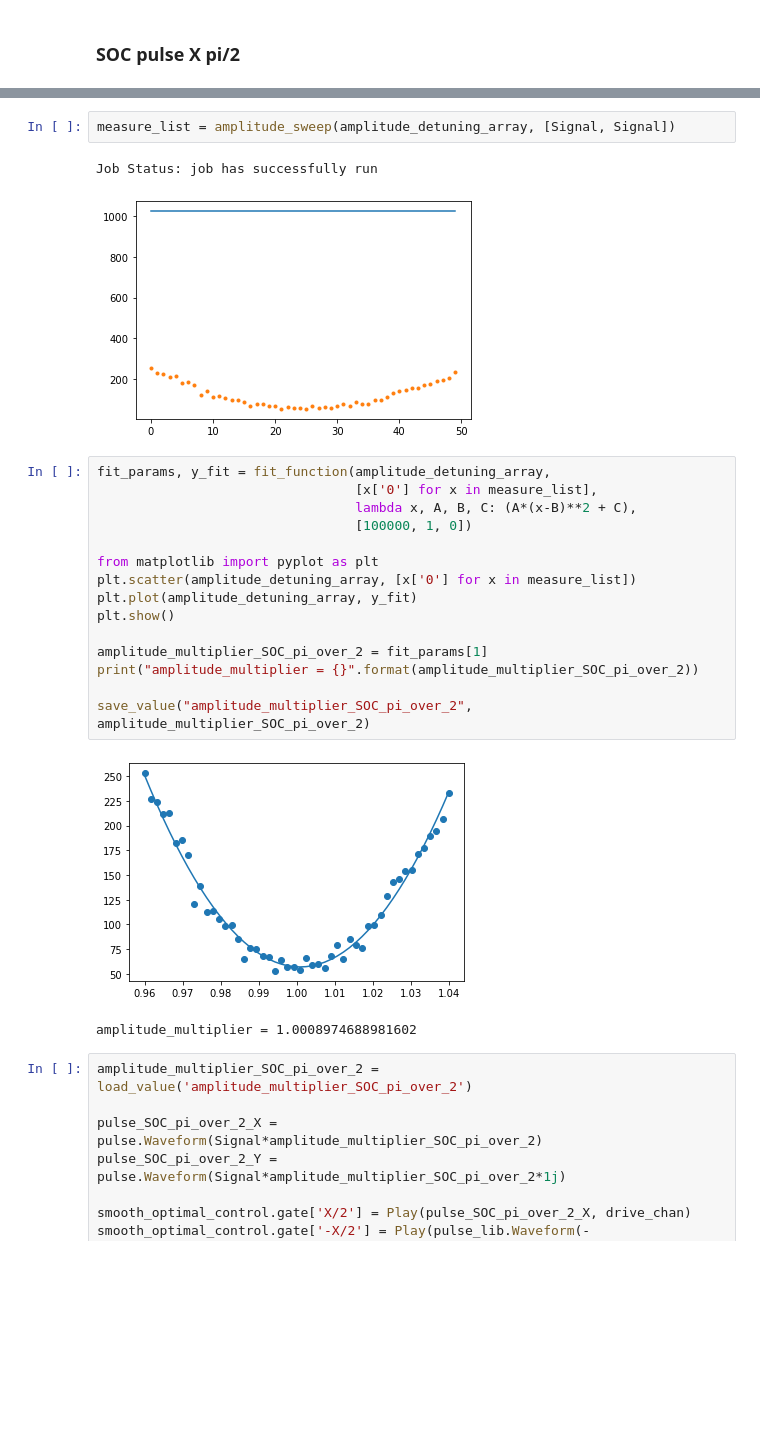
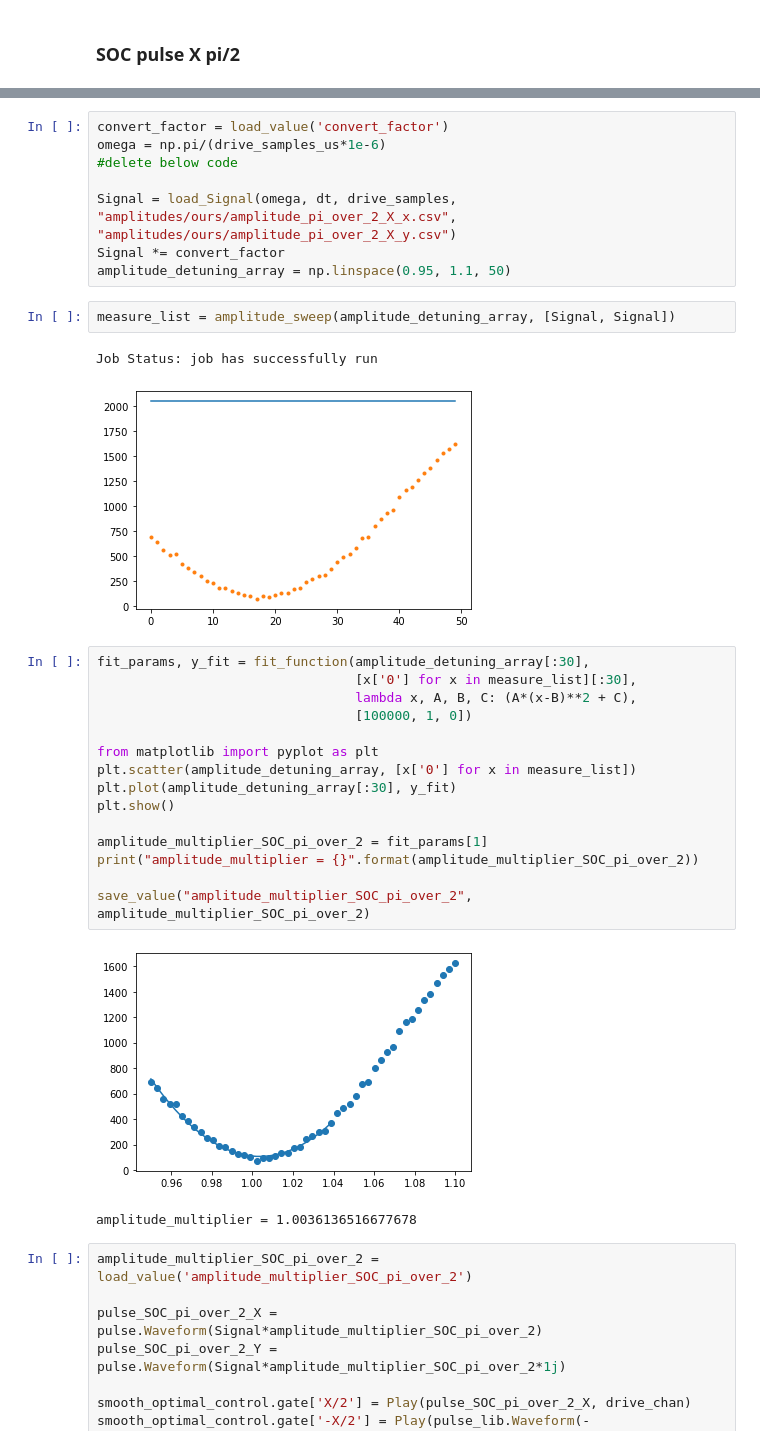
Before and after one commit to panbae59/smooth-optimal-control-2, a Jupyter notebook: new_SOC_with_qiskit_armonk.ipynb, the cells around one changed output, grey strips where cells are left out. Saved outputs shown, nothing was run; the diff lists cells and outputs as text; blank space fills up the shorter version.

```diff
--- a/new_SOC_with_qiskit_armonk.ipynb
+++ b/new_SOC_with_qiskit_armonk.ipynb
@@ -276,26 +256,34 @@ amplitude_detuning_array = np.linspace(0.96, 1.04, 50)
+# %%
+convert_factor = load_value('convert_factor')
+omega = np.pi/(drive_samples_us*1e-6)
+#delete below code
+
+Signal = load_Signal(omega, dt, drive_samples, "amplitudes/ours/amplitude_pi_over_2_X_x.csv", "amplitudes/ours/amplitude_pi_over_2_X_y.csv")
+Signal *= convert_factor
+amplitude_detuning_array = np.linspace(0.95, 1.1, 50)
 # %%
 measure_list = amplitude_sweep(amplitude_detuning_array, [Signal, Signal])
 # %% [output]
 Job Status: job has successfully run
-[figure, old version]
+[figure, new version]
 # %%
-fit_params, y_fit = fit_function(amplitude_detuning_array,
-                                 [x['0'] for x in measure_list],
+fit_params, y_fit = fit_function(amplitude_detuning_array[:30],
+                                 [x['0'] for x in measure_list][:30],
                                  lambda x, A, B, C: (A*(x-B)**2 + C),
                                  [100000, 1, 0])
 
 from matplotlib import pyplot as plt
 plt.scatter(amplitude_detuning_array, [x['0'] for x in measure_list])
-plt.plot(amplitude_detuning_array, y_fit)
+plt.plot(amplitude_detuning_array[:30], y_fit)
 plt.show()
 
 amplitude_multiplier_SOC_pi_over_2 = fit_params[1]
 print("amplitude_multiplier = {}".format(amplitude_multiplier_SOC_pi_over_2))
 
 save_value("amplitude_multiplier_SOC_pi_over_2", amplitude_multiplier_SOC_pi_over_2)
 # %% [output]
-[figure, old version]
+[figure, new version]
-amplitude_multiplier = 1.0008974688981602
+amplitude_multiplier = 1.0036136516677678
 # %%
 amplitude_multiplier_SOC_pi_over_2 = load_value('amplitude_multiplier_SOC_pi_over_2')
 
```
Also changed, not shown: parts of 34 cells of this notebook, 10 other files.
